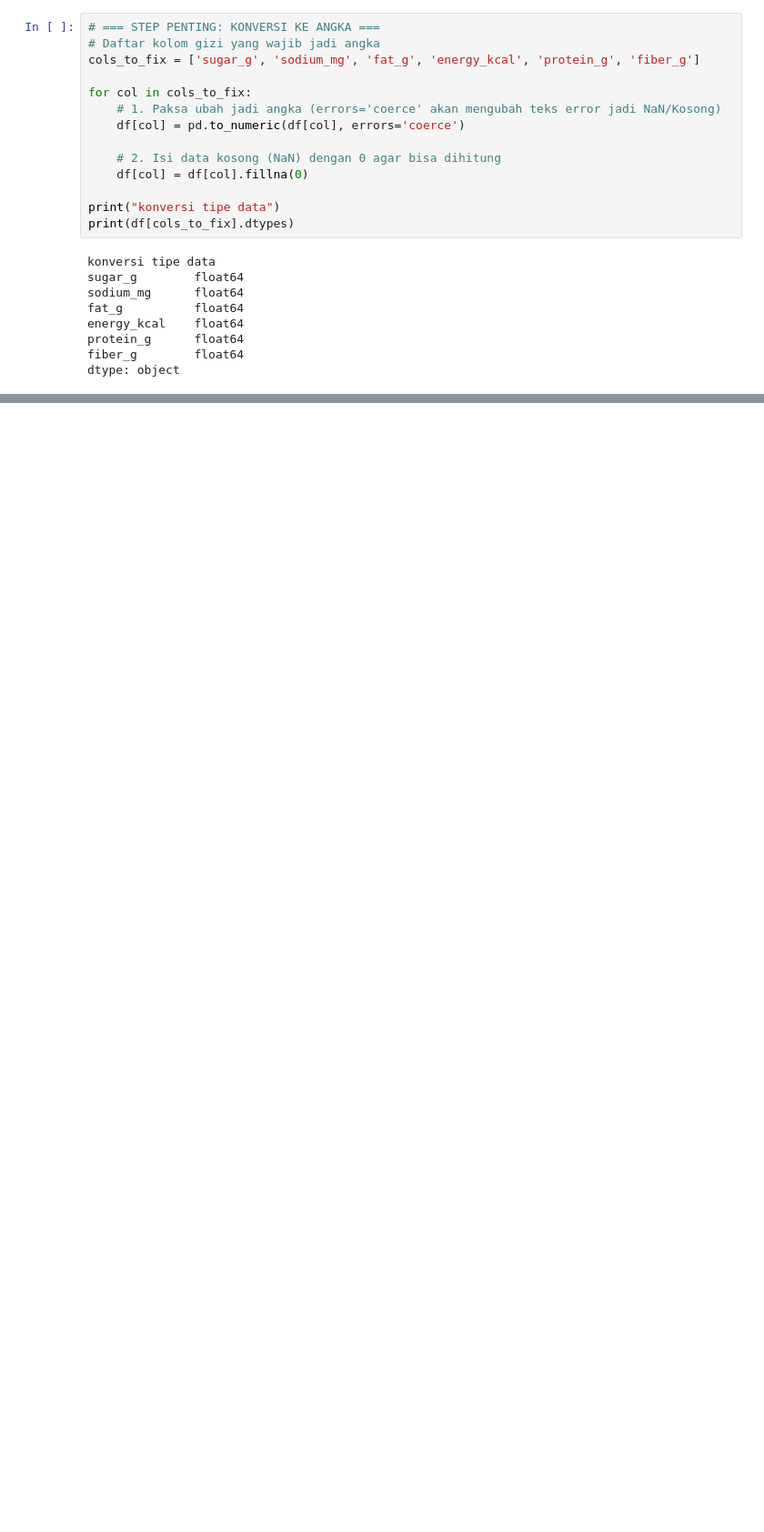
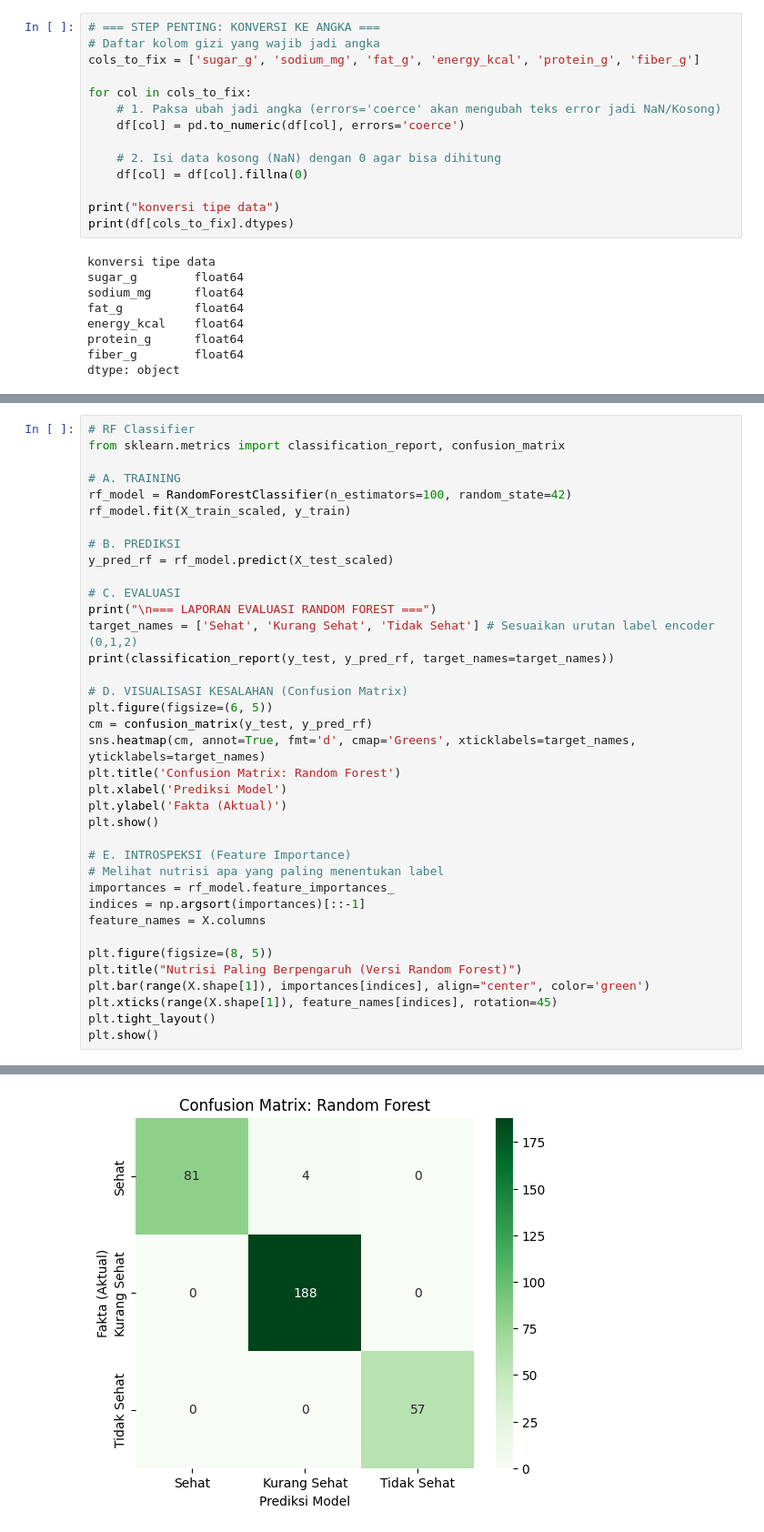
Before and after one commit to luthfanptr/klasifikasi-gizi, a Jupyter notebook: klasifikasi-nutrisi.ipynb, the cells around one changed output, grey strips where cells are left out. Shown at 91% size. Drawn from its saved outputs; the diff is of its cells as text; blank space fills up the shorter version.

```diff
--- a/klasifikasi-nutrisi.ipynb
+++ b/klasifikasi-nutrisi.ipynb
@@ -293,0 +492,38 @@ model tertinggi: Random Forest
+# %%
+# RF Classifier
+from sklearn.metrics import classification_report, confusion_matrix
+
+# A. TRAINING
+rf_model = RandomForestClassifier(n_estimators=100, random_state=42)
+rf_model.fit(X_train_scaled, y_train)
+
+# B. PREDIKSI
+y_pred_rf = rf_model.predict(X_test_scaled)
+
+# C. EVALUASI
+print("\n=== LAPORAN EVALUASI RANDOM FOREST ===")
+target_names = ['Sehat', 'Kurang Sehat', 'Tidak Sehat'] # Sesuaikan urutan label encoder (0,1,2)
+print(classification_report(y_test, y_pred_rf, target_names=target_names))
+
+# D. VISUALISASI KESALAHAN (Confusion Matrix)
+plt.figure(figsize=(6, 5))
+cm = confusion_matrix(y_test, y_pred_rf)
+sns.heatmap(cm, annot=True, fmt='d', cmap='Greens', xticklabels=target_names, yticklabels=target_names)
+plt.title('Confusion Matrix: Random Forest')
+plt.xlabel('Prediksi Model')
+plt.ylabel('Fakta (Aktual)')
+plt.show()
+
+# E. INTROSPEKSI (Feature Importance)
+# Melihat nutrisi apa yang paling menentukan label
+importances = rf_model.feature_importances_
+indices = np.argsort(importances)[::-1]
+feature_names = X.columns
+
+plt.figure(figsize=(8, 5))
+plt.title("Nutrisi Paling Berpengaruh (Versi Random Forest)")
+plt.bar(range(X.shape[1]), importances[indices], align="center", color='green')
+plt.xticks(range(X.shape[1]), feature_names[indices], rotation=45)
+plt.tight_layout()
+plt.show()
+# %% [output]
@@ -293,0 +540 @@ model tertinggi: Random Forest
+[figure, added]
```
Also changed, not shown: parts of 17 cells of this notebook, 2 other files.
